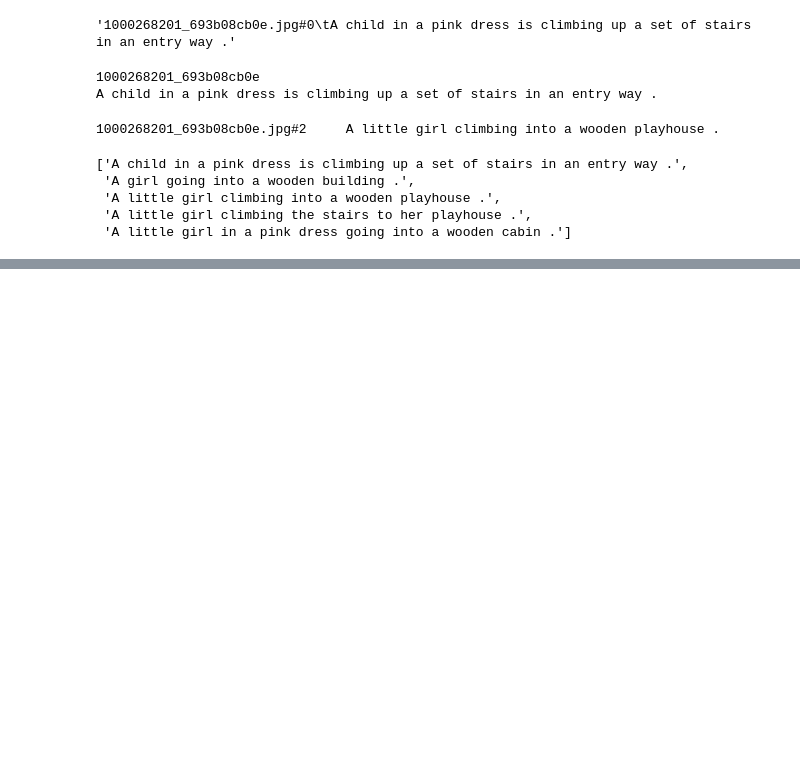
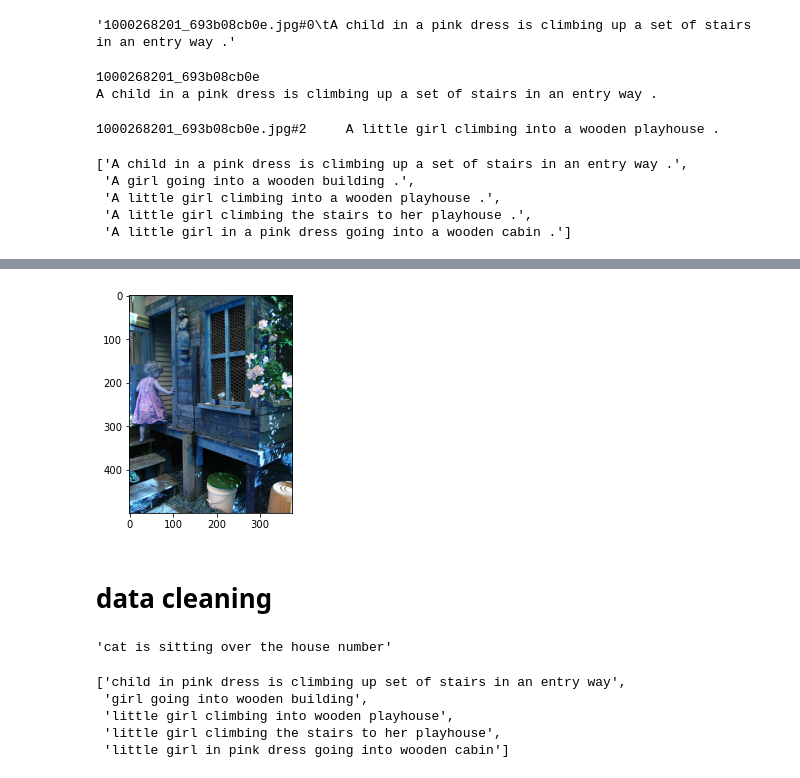
Before and after one commit to agnik2019/ImageCaptionGenerator, a Jupyter notebook: Image_caption_generator.ipynb, the cells around one changed output, grey strips where cells are left out. Drawn from its saved outputs; the diff is of its cells as text; code cells hidden in the pictures; blank space fills up the shorter version.

Commit message:
data cleaning

```diff
--- a/Image_caption_generator.ipynb
+++ b/Image_caption_generator.ipynb
@@ -67,0 +121,14 @@ descriptions["1000268201_693b08cb0e"]
+# %%
+IMG_PATH = "flickr_dataset/Flicker8k_Dataset/"
+
+import cv2
+from matplotlib import pyplot as plt
+
+img = cv2.imread(IMG_PATH+"1000268201_693b08cb0e.jpg")
+cv2.cvtColor(img, cv2.COLOR_BGR2RGB)
+plt.imshow(img)
+plt.show()
+# %% [output]
+[figure, added]
+# %% [markdown]
+# data cleaning
@@ -67,0 +144,4 @@ descriptions["1000268201_693b08cb0e"]
+# %%
+clean_text("A cat is sitting over the house number 64")
+# %% [output]
+'cat is sitting over the house number'
@@ -67,0 +153,8 @@ descriptions["1000268201_693b08cb0e"]
+# %%
+descriptions["1000268201_693b08cb0e"]
+# %% [output]
+['child in pink dress is climbing up set of stairs in an entry way',
+ 'girl going into wooden building',
+ 'little girl climbing into wooden playhouse',
+ 'little girl climbing the stairs to her playhouse',
+ 'little girl in pink dress going into wooden cabin']
```
Also changed, not shown: parts of 9 cells of this notebook, 2 other files.
